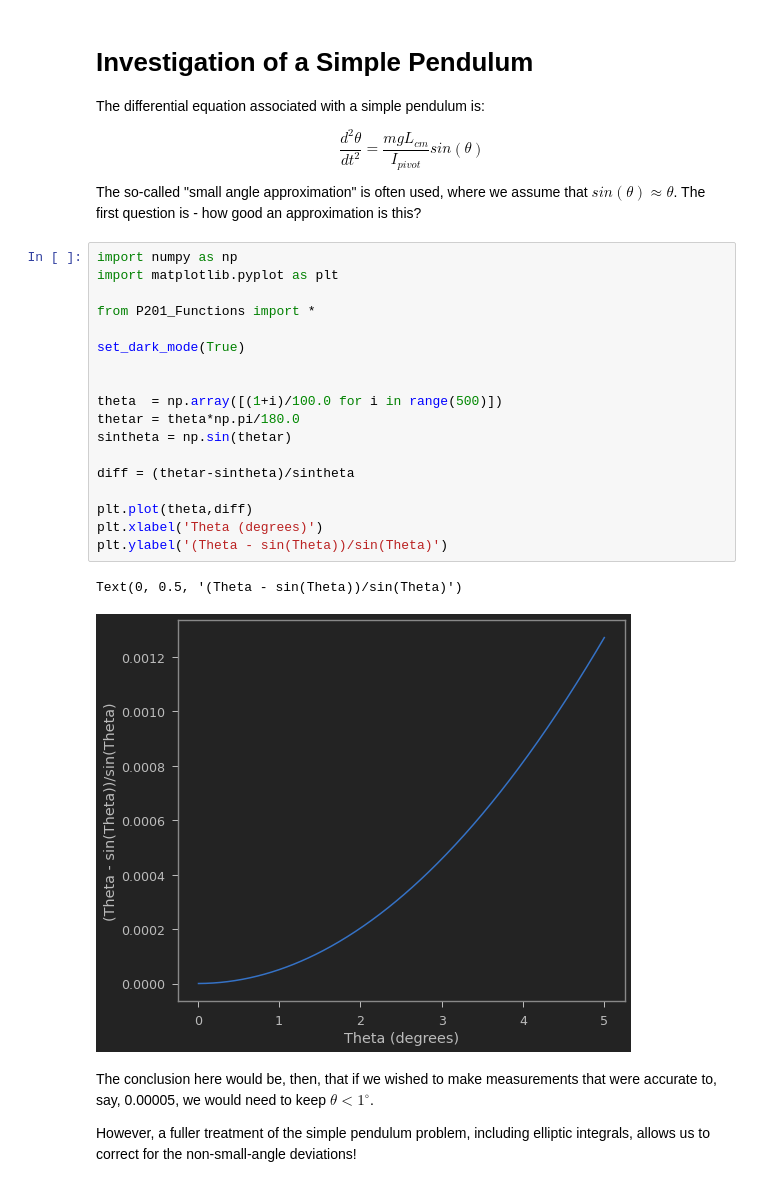
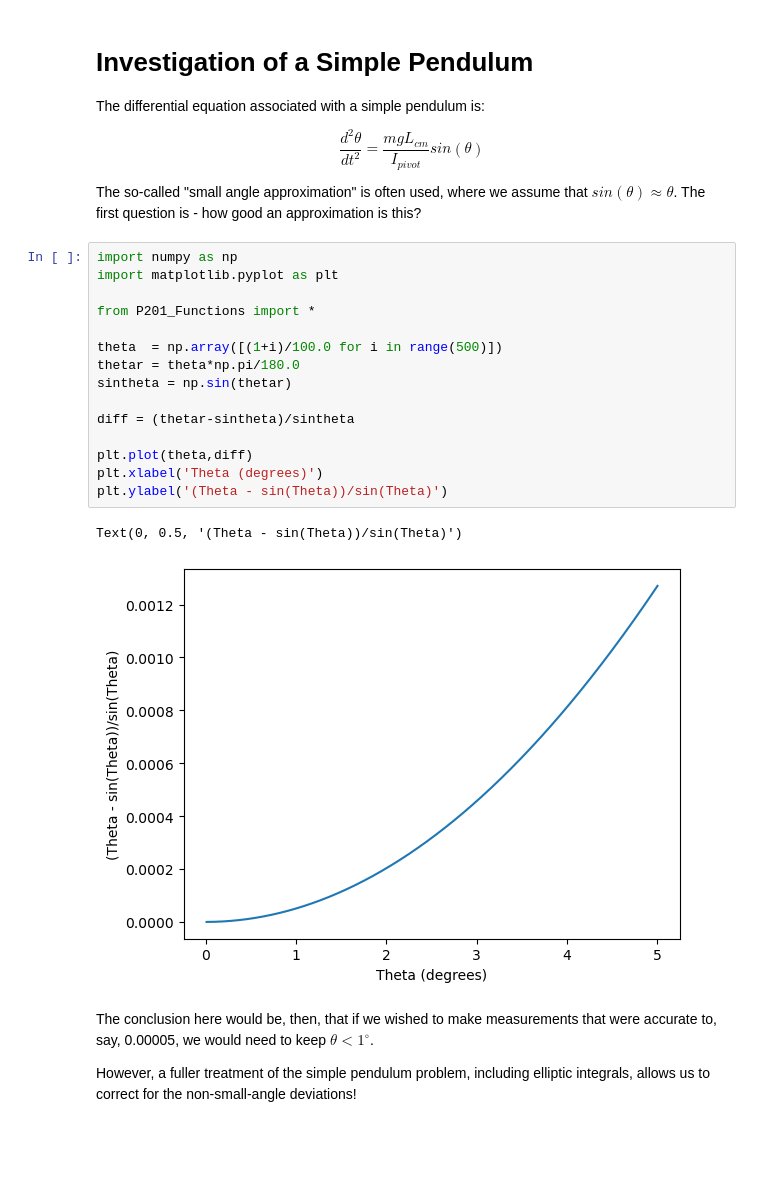
Before and after one commit to brash99/phys421, a Jupyter notebook: JupyterNotebooks/Theta_Variation.ipynb, the cells around one changed output. Saved outputs shown, nothing was run; the diff lists cells and outputs as text; blank space fills up the shorter version.

```diff
--- a/JupyterNotebooks/Theta_Variation.ipynb
+++ b/JupyterNotebooks/Theta_Variation.ipynb
@@ -4,31 +4,28 @@
 The differential equation associated with a simple pendulum is:
 
 \begin{equation}
-\frac{d^2 \theta}{dt^2} = \frac{m g L_{cm}}{I_{pivot}} sin(\theta) \nonumber
+\frac{d^2 \theta}{dt^2} = \frac{m g L_{cm}}{I_{pivot}} sin(\theta)
 \end{equation}
 
 The so-called "small angle approximation" is often used, where we assume that $sin(\theta) \approx \theta$.  The first question is - how good an approximation is this?
 # %%
 import numpy as np
 import matplotlib.pyplot as plt
 
 from P201_Functions import *
-
-set_dark_mode(True)
-
 
 theta  = np.array([(1+i)/100.0 for i in range(500)])
 thetar = theta*np.pi/180.0
 sintheta = np.sin(thetar)
 
 diff = (thetar-sintheta)/sintheta
 
 plt.plot(theta,diff)
 plt.xlabel('Theta (degrees)')
 plt.ylabel('(Theta - sin(Theta))/sin(Theta)')
 # %% [output]
 Text(0, 0.5, '(Theta - sin(Theta))/sin(Theta)')
-[figure, old version]
+[figure, new version]
 # %% [markdown]
 The conclusion here would be, then, that if we wished to make measurements that were accurate to, say, 0.00005, we would need to keep $\theta < 1^\circ$.
 
```
Also changed, not shown: 1 other file.
